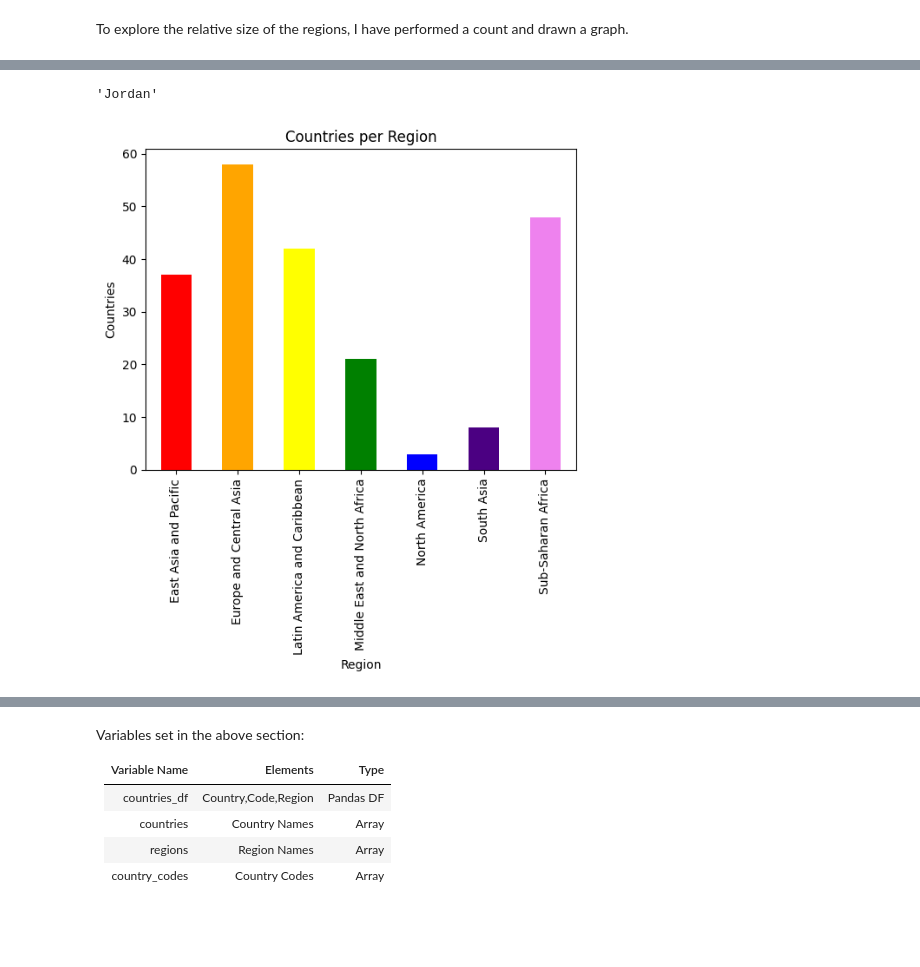
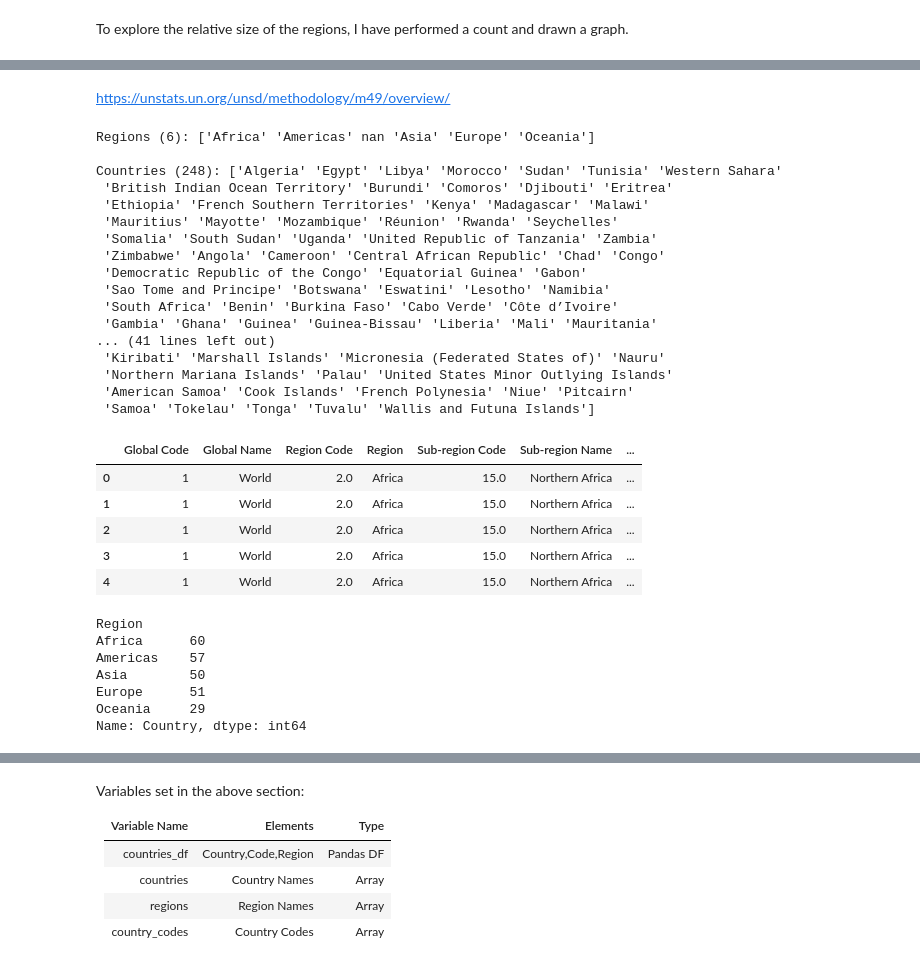
Before and after one commit to daemonchild/cardiffmet-dat4004-data-science-fundamentals, a Jupyter notebook: jupyter-notebook/WorldBankData.ipynb, the cells around one changed output, grey strips where cells are left out. Cells and saved outputs as stored; diff of their text form; code cells hidden in the pictures; blank space fills up the shorter version.

Commit message:
Massive loads of work.

```diff
--- a/jupyter-notebook/WorldBankData.ipynb
+++ b/jupyter-notebook/WorldBankData.ipynb
@@ -97,7 +48,57 @@ Name: Country, dtype: int64
-# %%
-region_count_graph = region_count_table.plot(kind='bar', title='Countries per Region', color=graph_colours)
-region_count_graph.set_xlabel('Region')
-region_count_graph.set_ylabel('Countries')
-# %% [output]
-'Jordan'
-[figure, removed]
+# %% [markdown]
+https://unstats.un.org/unsd/methodology/m49/overview/
+# %%
+# Load Data Set
+countries_df = pd.read_csv('../datasets/countries/unsd-countrycodes.csv', delimiter=";")
+
+# Rename and Drop Columns
+countries_df.rename(columns={'Country or Area': 'Country', 'Region Name': 'Region', 'ISO-alpha3 Code': 'ISOcode'}, inplace=True)
+
+# Produce Lists
+countries = countries_df['Country'].unique()
+regions = countries_df['Region'].unique()
+country_codes = countries_df['ISOcode'].unique()
+
+# countries.sort()
+# regions.sort()
+# country_codes.sort() --> TypeError: '<' not supported between instances of 'str' and 'float' ???
+
+print (f"Regions ({len(regions)}): {regions}")
+print ()
+print (f"Countries ({len(countries)}): {countries}")
+countries_df.head()
+# %% [output]
+Regions (6): ['Africa' 'Americas' nan 'Asia' 'Europe' 'Oceania']
+
+Countries (248): ['Algeria' 'Egypt' 'Libya' 'Morocco' 'Sudan' 'Tunisia' 'Western Sahara'
+ 'British Indian Ocean Territory' 'Burundi' 'Comoros' 'Djibouti' 'Eritrea'
+ 'Ethiopia' 'French Southern Territories' 'Kenya' 'Madagascar' 'Malawi'
+ 'Mauritius' 'Mayotte' 'Mozambique' 'Réunion' 'Rwanda' 'Seychelles'
+ 'Somalia' 'South Sudan' 'Uganda' 'United Republic of Tanzania' 'Zambia'
+ 'Zimbabwe' 'Angola' 'Cameroon' 'Central African Republic' 'Chad' 'Congo'
+ 'Democratic Republic of the Congo' 'Equatorial Guinea' 'Gabon'
+ 'Sao Tome and Principe' 'Botswana' 'Eswatini' 'Lesotho' 'Namibia'
+ 'South Africa' 'Benin' 'Burkina Faso' 'Cabo Verde' 'Côte d’Ivoire'
+ 'Gambia' 'Ghana' 'Guinea' 'Guinea-Bissau' 'Liberia' 'Mali' 'Mauritania'
+... (41 lines left out)
+ 'Kiribati' 'Marshall Islands' 'Micronesia (Federated States of)' 'Nauru'
+ 'Northern Mariana Islands' 'Palau' 'United States Minor Outlying Islands'
+ 'American Samoa' 'Cook Islands' 'French Polynesia' 'Niue' 'Pitcairn'
+ 'Samoa' 'Tokelau' 'Tonga' 'Tuvalu' 'Wallis and Futuna Islands']
+|  | Global Code | Global Name | Region Code | Region | Sub-region Code | Sub-region Name | ... |
+| 0 | 1 | World | 2.0 | Africa | 15.0 | Northern Africa | ... |
+| 1 | 1 | World | 2.0 | Africa | 15.0 | Northern Africa | ... |
+| 2 | 1 | World | 2.0 | Africa | 15.0 | Northern Africa | ... |
+| 3 | 1 | World | 2.0 | Africa | 15.0 | Northern Africa | ... |
+| 4 | 1 | World | 2.0 | Africa | 15.0 | Northern Africa | ... |
+# %%
+region_count_table = countries_df[['Country','Region']].groupby(['Region'])['Country'].count()
+region_count_table
+# %% [output]
+Region
+Africa      60
+Americas    57
+Asia        50
+Europe      51
+Oceania     29
+Name: Country, dtype: int64
```
Also changed, not shown: parts of 27 cells of this notebook, 7 other files.
